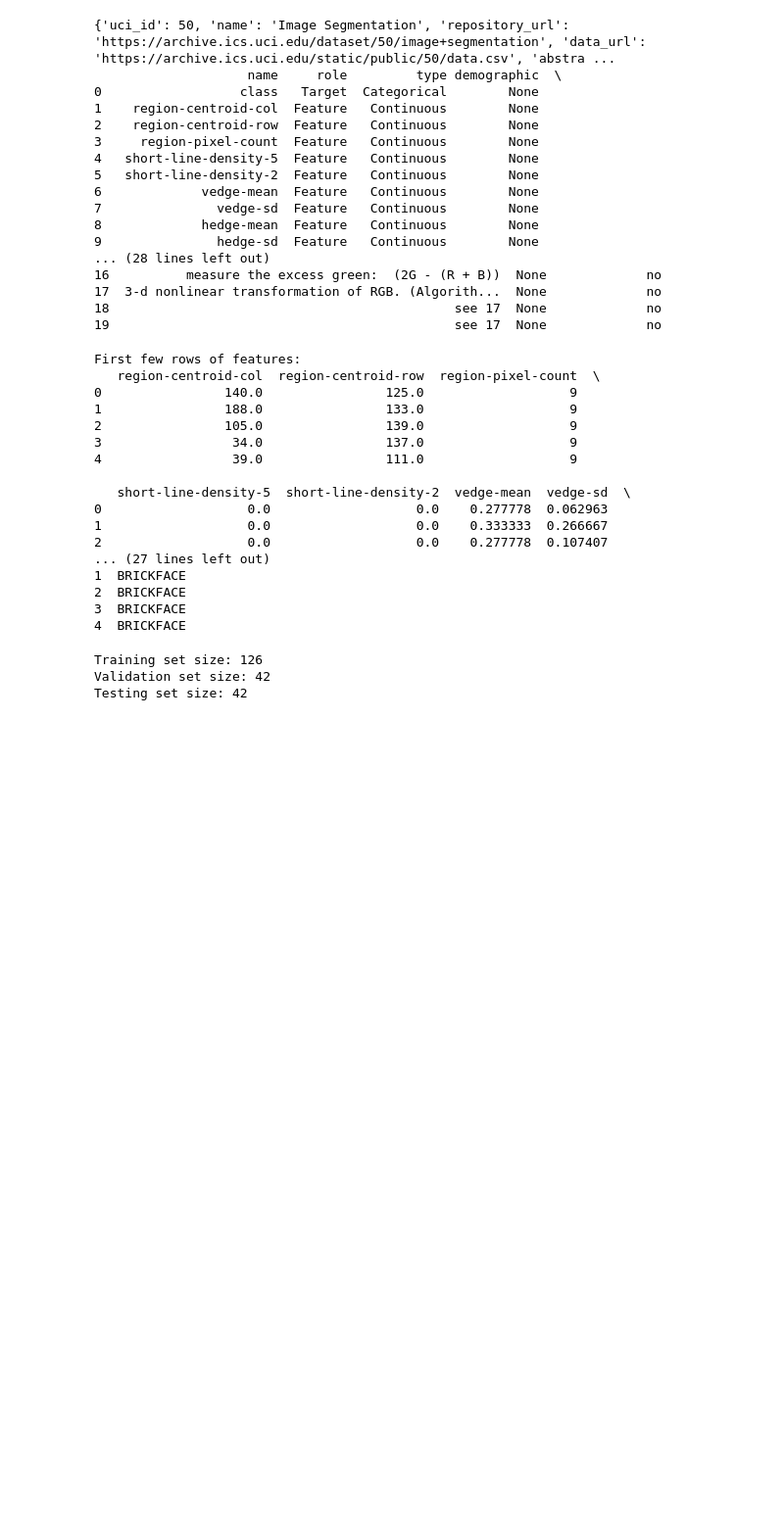
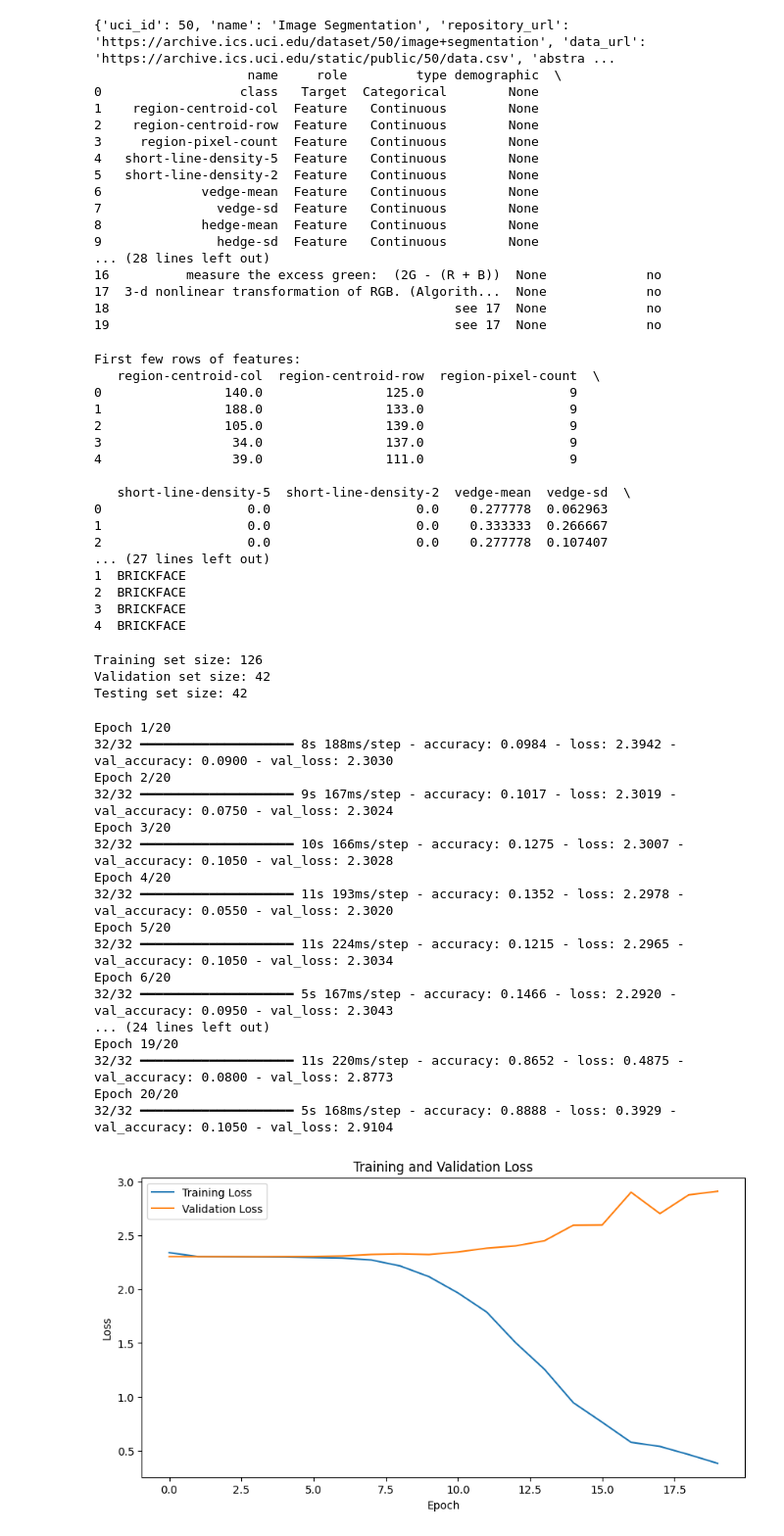
Before and after one commit to YasodaLAE/PR_Group, a Jupyter notebook: PR_Group_Assignment.ipynb, the cells around one changed output. Shown at 98% size. Drawn from its saved outputs; the diff is of its cells as text; code cells hidden in the pictures; blank space fills up the shorter version.

```diff
--- a/PR_Group_Assignment.ipynb
+++ b/PR_Group_Assignment.ipynb
@@ -88,3 +88,77 @@ print(f"Testing set size: {len(X_test)}")
 Training set size: 126
 Validation set size: 42
 Testing set size: 42
+# %%
+import tensorflow as tf
+from tensorflow.keras.models import Sequential
+from tensorflow.keras.layers import Conv2D, MaxPooling2D, Flatten, Dense, Dropout
+from tensorflow.keras.optimizers import Adam
+import matplotlib.pyplot as plt
+
+# Define parameters
+x1, m1 = 32, 3  # Filters and kernel size for the first convolutional layer
+x2, m2 = 64, 3  # Filters and kernel size for the second convolutional layer
+x3 = 128        # Units in the fully connected layer
+d = 0.5         # Dropout rate
+K = 10          # Number of output classes
+learning_rate = 0.001
+
+# Build the CNN model
+model = Sequential([
+    Conv2D(filters=x1, kernel_size=(m1, m1), activation='relu', input_shape=(64, 64, 3)),
+    MaxPooling2D(pool_size=(2, 2)),
+    Conv2D(filters=x2, kernel_size=(m2, m2), activation='relu'),
+    MaxPooling2D(pool_size=(2, 2)),
+    Flatten(),
+    Dense(units=x3, activation='relu'),
+    Dropout(rate=d),
+    Dense(units=K, activation='softmax')
+])
+
+# Compile the model
+model.compile(optimizer=Adam(learning_rate=learning_rate),
+              loss='sparse_categorical_crossentropy',
+              metrics=['accuracy'])
+
+# Generate dummy training and validation data
+# Replace this with your actual dataset
+import numpy as np
+X_train = np.random.rand(1000, 64, 64, 3)
+y_train = np.random.randint(0, K, 1000)
+X_val = np.random.rand(200, 64, 64, 3)
+y_val = np.random.randint(0, K, 200)
+
+# Train the model
+history = model.fit(X_train, y_train,
+                    validation_data=(X_val, y_val),
+                    epochs=20,
+                    batch_size=32)
+
+# Plot training and validation loss
+plt.figure(figsize=(10, 5))
+plt.plot(history.history['loss'], label='Training Loss')
+plt.plot(history.history['val_loss'], label='Validation Loss')
+plt.title('Training and Validation Loss')
+plt.xlabel('Epoch')
+plt.ylabel('Loss')
+plt.legend()
+plt.show()
+# %% [output]
+Epoch 1/20
+32/32 ━━━━━━━━━━━━━━━━━━━━ 8s 188ms/step - accuracy: 0.0984 - loss: 2.3942 - val_accuracy: 0.0900 - val_loss: 2.3030
+Epoch 2/20
+32/32 ━━━━━━━━━━━━━━━━━━━━ 9s 167ms/step - accuracy: 0.1017 - loss: 2.3019 - val_accuracy: 0.0750 - val_loss: 2.3024
+Epoch 3/20
+32/32 ━━━━━━━━━━━━━━━━━━━━ 10s 166ms/step - accuracy: 0.1275 - loss: 2.3007 - val_accuracy: 0.1050 - val_loss: 2.3028
+Epoch 4/20
+32/32 ━━━━━━━━━━━━━━━━━━━━ 11s 193ms/step - accuracy: 0.1352 - loss: 2.2978 - val_accuracy: 0.0550 - val_loss: 2.3020
+Epoch 5/20
+32/32 ━━━━━━━━━━━━━━━━━━━━ 11s 224ms/step - accuracy: 0.1215 - loss: 2.2965 - val_accuracy: 0.1050 - val_loss: 2.3034
+Epoch 6/20
+32/32 ━━━━━━━━━━━━━━━━━━━━ 5s 167ms/step - accuracy: 0.1466 - loss: 2.2920 - val_accuracy: 0.0950 - val_loss: 2.3043
+... (24 lines left out)
+Epoch 19/20
+32/32 ━━━━━━━━━━━━━━━━━━━━ 11s 220ms/step - accuracy: 0.8652 - loss: 0.4875 - val_accuracy: 0.0800 - val_loss: 2.8773
+Epoch 20/20
+32/32 ━━━━━━━━━━━━━━━━━━━━ 5s 168ms/step - accuracy: 0.8888 - loss: 0.3929 - val_accuracy: 0.1050 - val_loss: 2.9104
+[figure, added]
```
